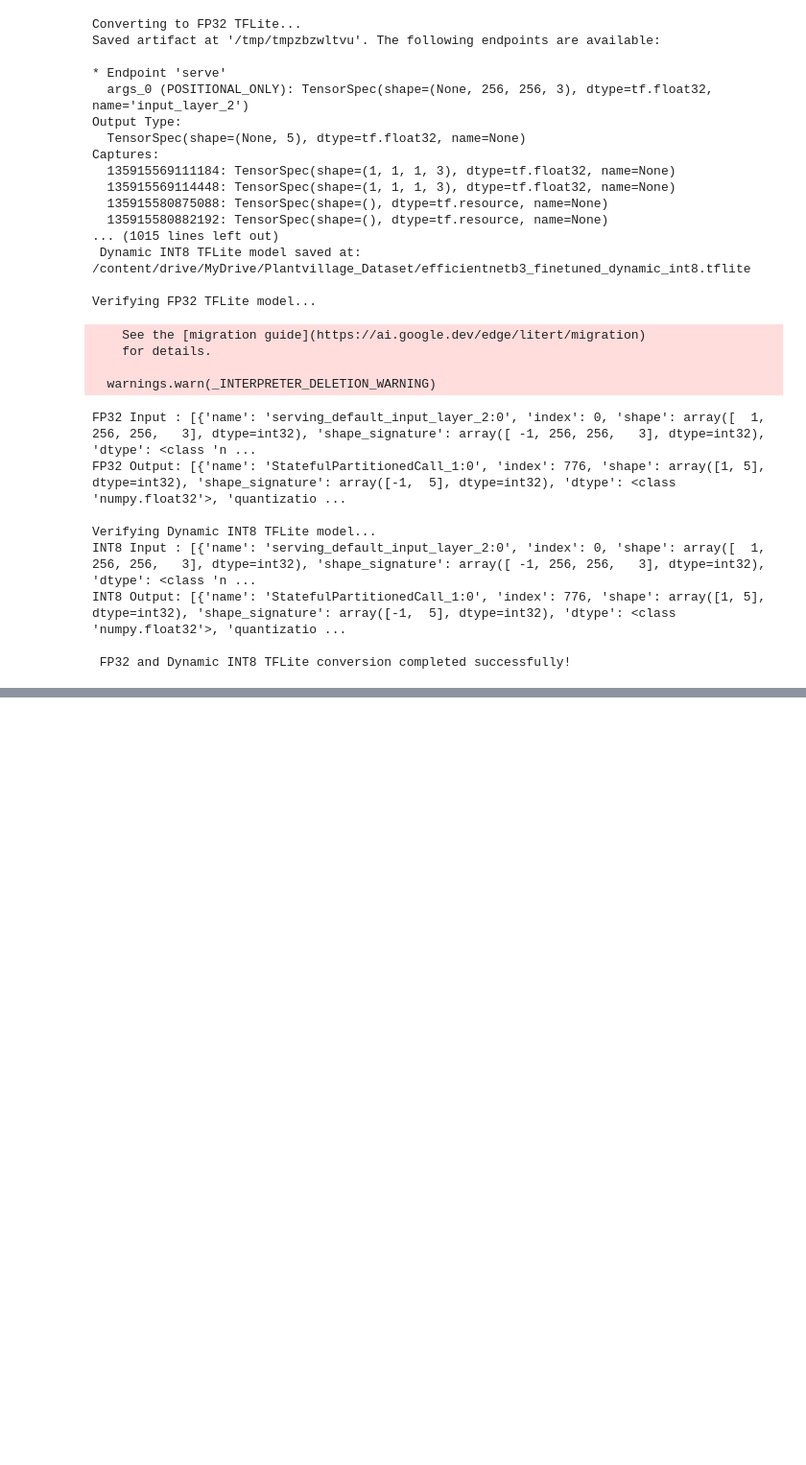
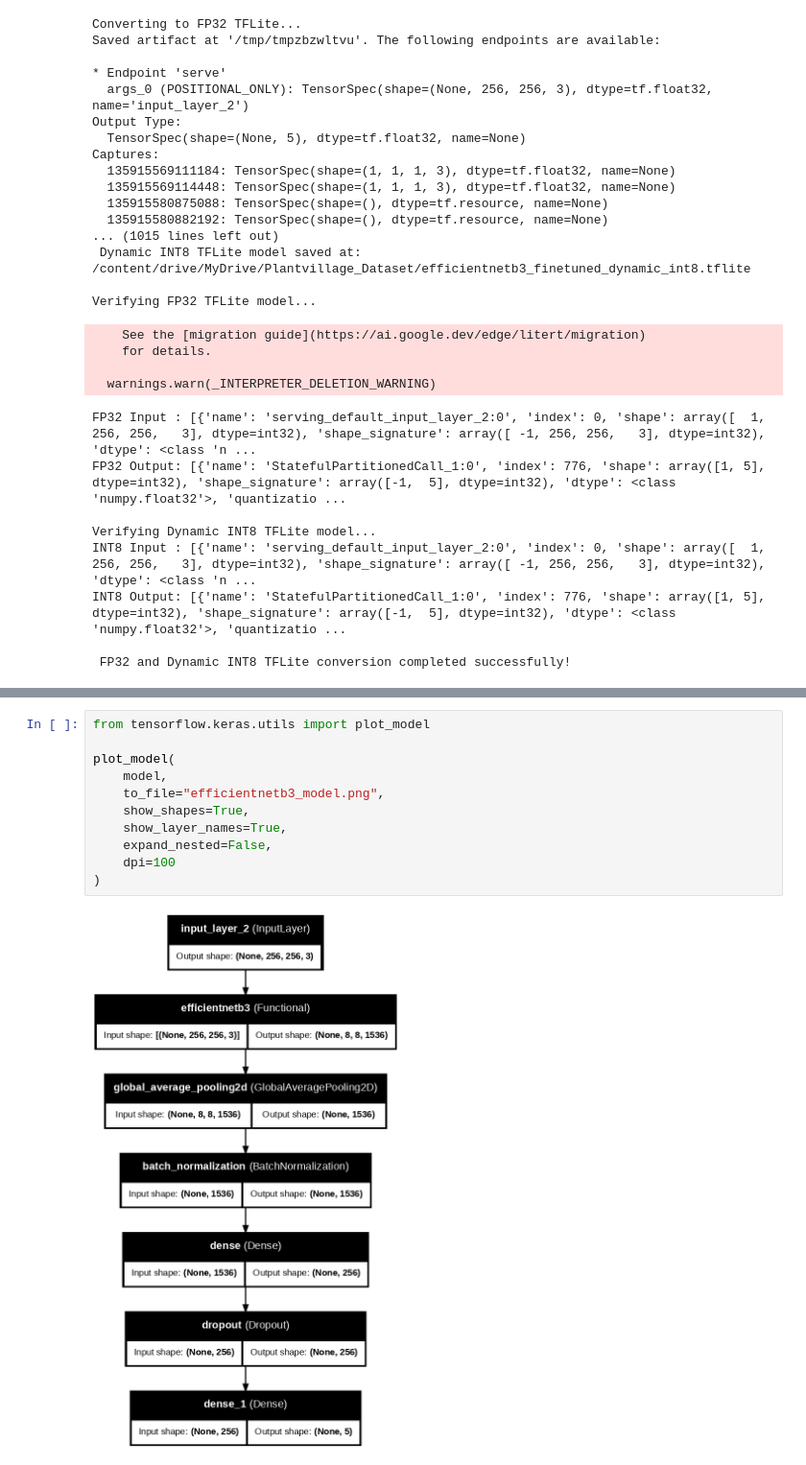
Before and after one commit to tony0990/Plant-Diseases-Full-Project, a Jupyter notebook: Notebooks-Models-Documentation/EfficientNETB3/AI_PROJECT_efficientNETB3Final.ipynb, the cells around one changed output, grey strips where cells are left out. Shown at 96% size. Drawn from its saved outputs; the diff is of its cells as text; blank space fills up the shorter version.

```diff
--- a/Notebooks-Models-Documentation/EfficientNETB3/AI_PROJECT_efficientNETB3 (1).ipynb
+++ b/Notebooks-Models-Documentation/EfficientNETB3/AI_PROJECT_efficientNETB3Final.ipynb
@@ -911,0 +946,13 @@ INT8 Output: [{'name': 'StatefulPartitionedCall_1:0', 'index': 776, 'shape': arr
+# %%
+from tensorflow.keras.utils import plot_model
+
+plot_model(
+    model,
+    to_file="efficientnetb3_model.png",
+    show_shapes=True,
+    show_layer_names=True,
+    expand_nested=False,
+    dpi=100
+)
+# %% [output]
+[figure, added]
```
Also changed, not shown: parts of 2 cells of this notebook, 1 other file.
